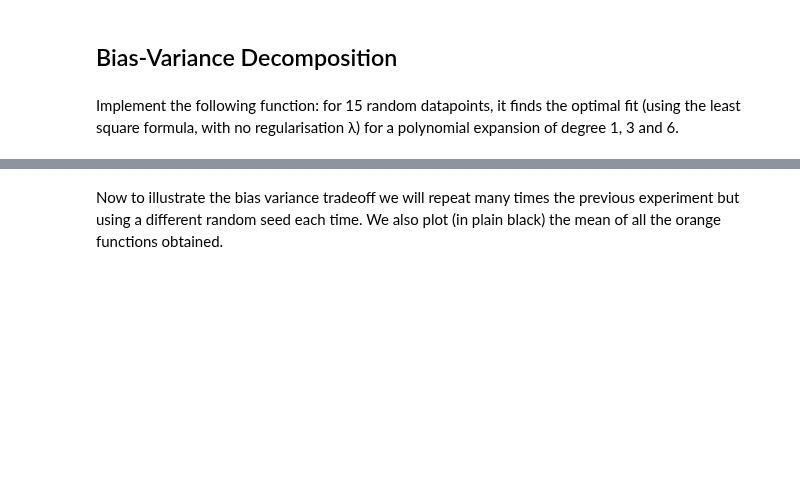
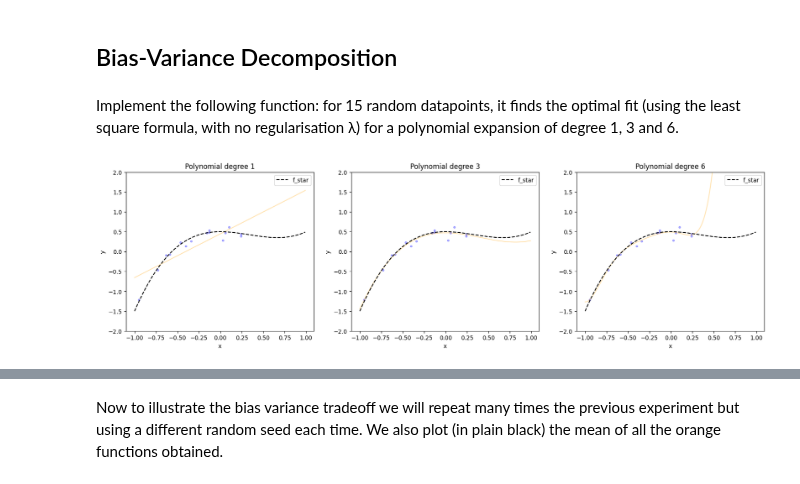
Before and after one commit to haaissa/ML_course, a Jupyter notebook: labs/ex04/template/ex04.ipynb, the cells around one changed output, grey strips where cells are left out. Cells and saved outputs as stored; diff of their text form; code cells hidden in the pictures; blank space fills up the shorter version.

```diff
--- a/labs/ex04/template/ex04.ipynb
+++ b/labs/ex04/template/ex04.ipynb
@@ -222,33 +258,38 @@ from least_squares import least_squares
 
 def bias_variance_one_seed(sigma, degrees, seed):
     """One run of the optimal fit for 15 random points and different polynomial expansion degrees.
 
     Args:
         sigma: scalar, noise variance
         degrees: shape = (3,), 3 different degrees to consider
         seed: integer, random see
     Returns:
     """
 
     # we will generate 15 random datapoints from the [-1, 1] uniform distribuion
     num_data = 15
     np.random.seed(seed)  # set random seed for reproducibility
     xs = np.random.uniform(-1, 1, num_data)
     # the outputs will be f_star(x) + some random gaussian noise of variance sigma**2
     ys = f_star(xs) + sigma * np.random.randn(num_data)
 
     fig, axs = plt.subplots(1, len(degrees), figsize=(20, 5))
     for index_degree, degree in enumerate(degrees):
         # ***************************************************
         # INSERT YOUR CODE HERE
+        xs_poly = build_poly(xs, degree)
+        weights, _ = least_squares(ys, xs_poly)
+        plot_poly(xs, ys, weights, degree, axs[index_degree])
         # ***************************************************
 
         plot_fstar(axs[index_degree])
         axs[index_degree].legend()
     plt.show()
 
 
 bias_variance_one_seed(0.1, [1, 3, 6], seed=2)
+# %% [output]
+[figure, added]
 # %% [markdown]
 Your output should ressemble (for seed = 2) to this:
 ![alt text](bias_variance_one_run.png)
```
Also changed, not shown: parts of 9 cells of this notebook, 8 other files.
